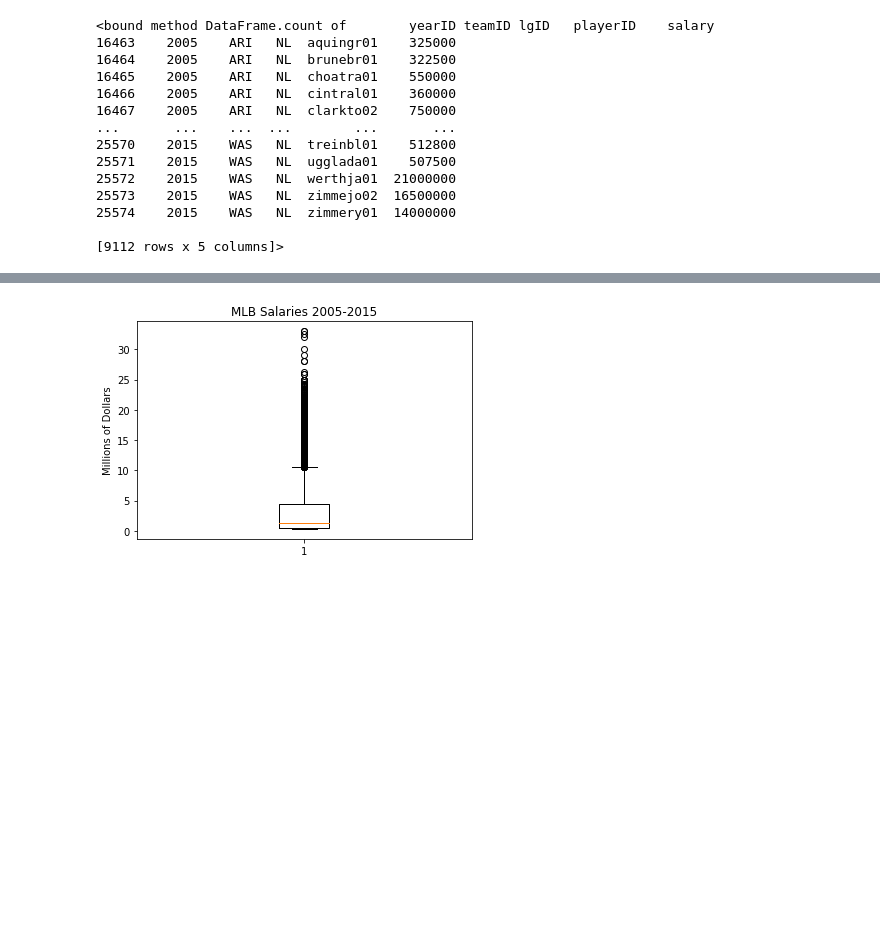
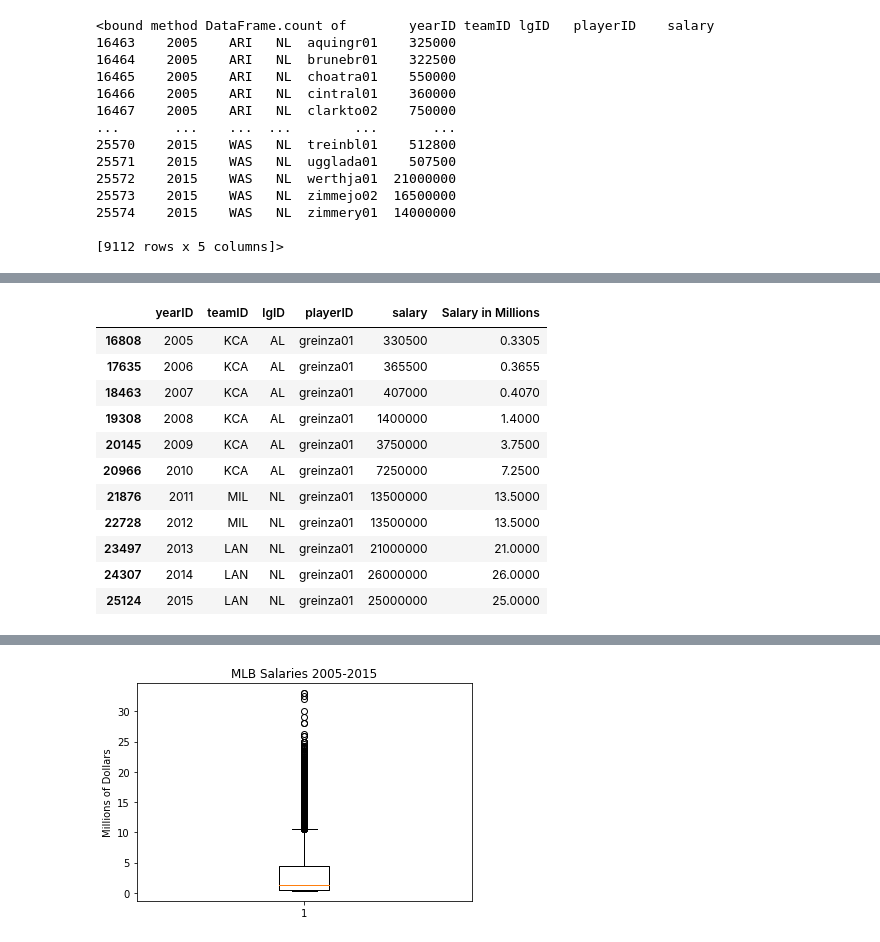
Before and after one commit to eerofeeva/BaseballMadness, a Jupyter notebook: baseball_challege.ipynb, the cells around one changed output, grey strips where cells are left out. Saved outputs shown, nothing was run; the diff lists cells and outputs as text; code cells hidden in the pictures; blank space fills up the shorter version.

```diff
--- a/baseball_challege.ipynb
+++ b/baseball_challege.ipynb
@@ -207,0 +258,17 @@ top_total_spenders_sorted.head(15)
+# %%
+#5
+greinza01 = salaries_yr_df.loc[salaries_yr_df["playerID"]=="greinza01"]
+greinza01
+# %% [output]
+|  | yearID | teamID | lgID | playerID | salary | Salary in Millions |
+| 16808 | 2005 | KCA | AL | greinza01 | 330500 | 0.3305 |
+| 17635 | 2006 | KCA | AL | greinza01 | 365500 | 0.3655 |
+| 18463 | 2007 | KCA | AL | greinza01 | 407000 | 0.4070 |
+| 19308 | 2008 | KCA | AL | greinza01 | 1400000 | 1.4000 |
+| 20145 | 2009 | KCA | AL | greinza01 | 3750000 | 3.7500 |
+| 20966 | 2010 | KCA | AL | greinza01 | 7250000 | 7.2500 |
+| 21876 | 2011 | MIL | NL | greinza01 | 13500000 | 13.5000 |
+| 22728 | 2012 | MIL | NL | greinza01 | 13500000 | 13.5000 |
+| 23497 | 2013 | LAN | NL | greinza01 | 21000000 | 21.0000 |
+| 24307 | 2014 | LAN | NL | greinza01 | 26000000 | 26.0000 |
+| 25124 | 2015 | LAN | NL | greinza01 | 25000000 | 25.0000 |
```
Also changed, not shown: parts of 26 cells of this notebook.
